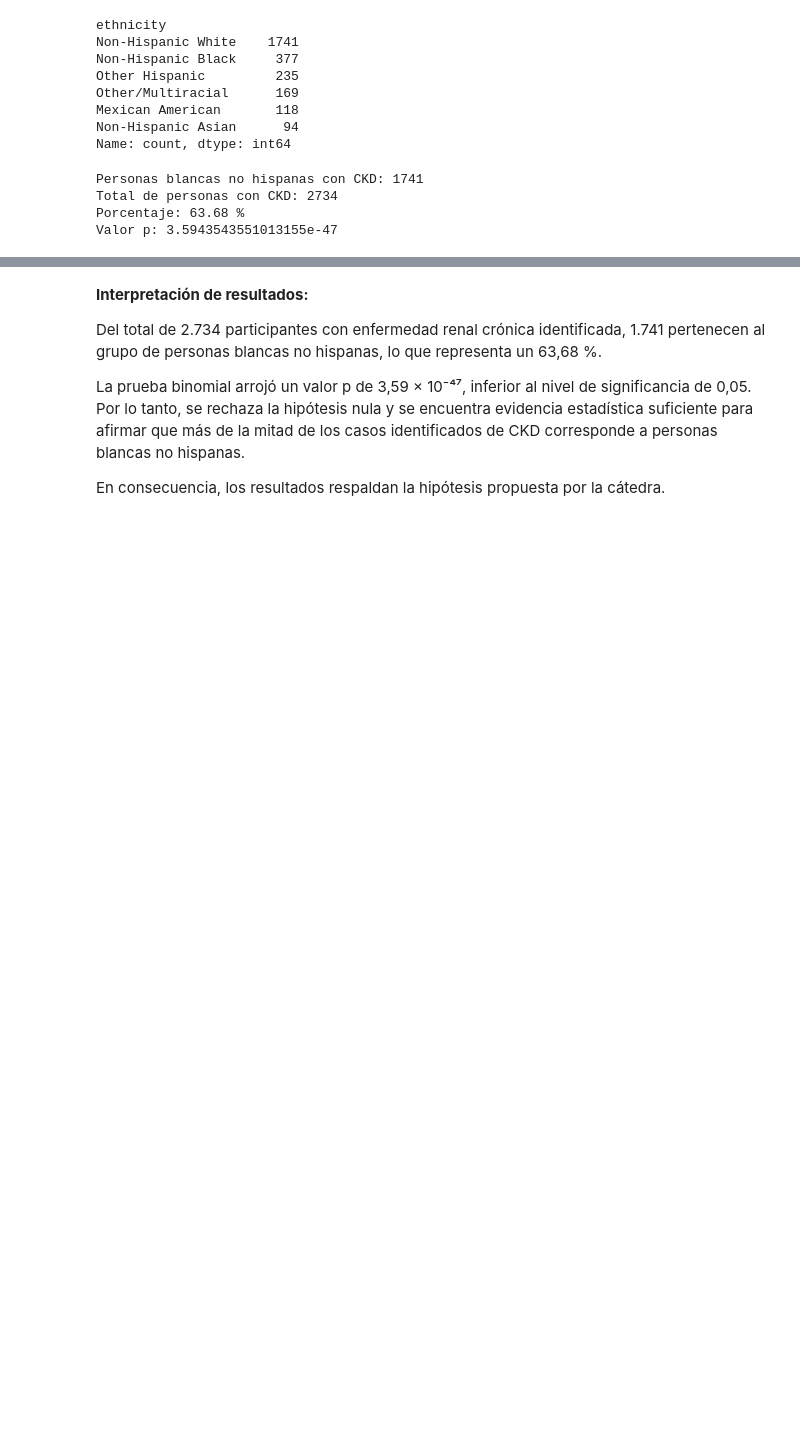
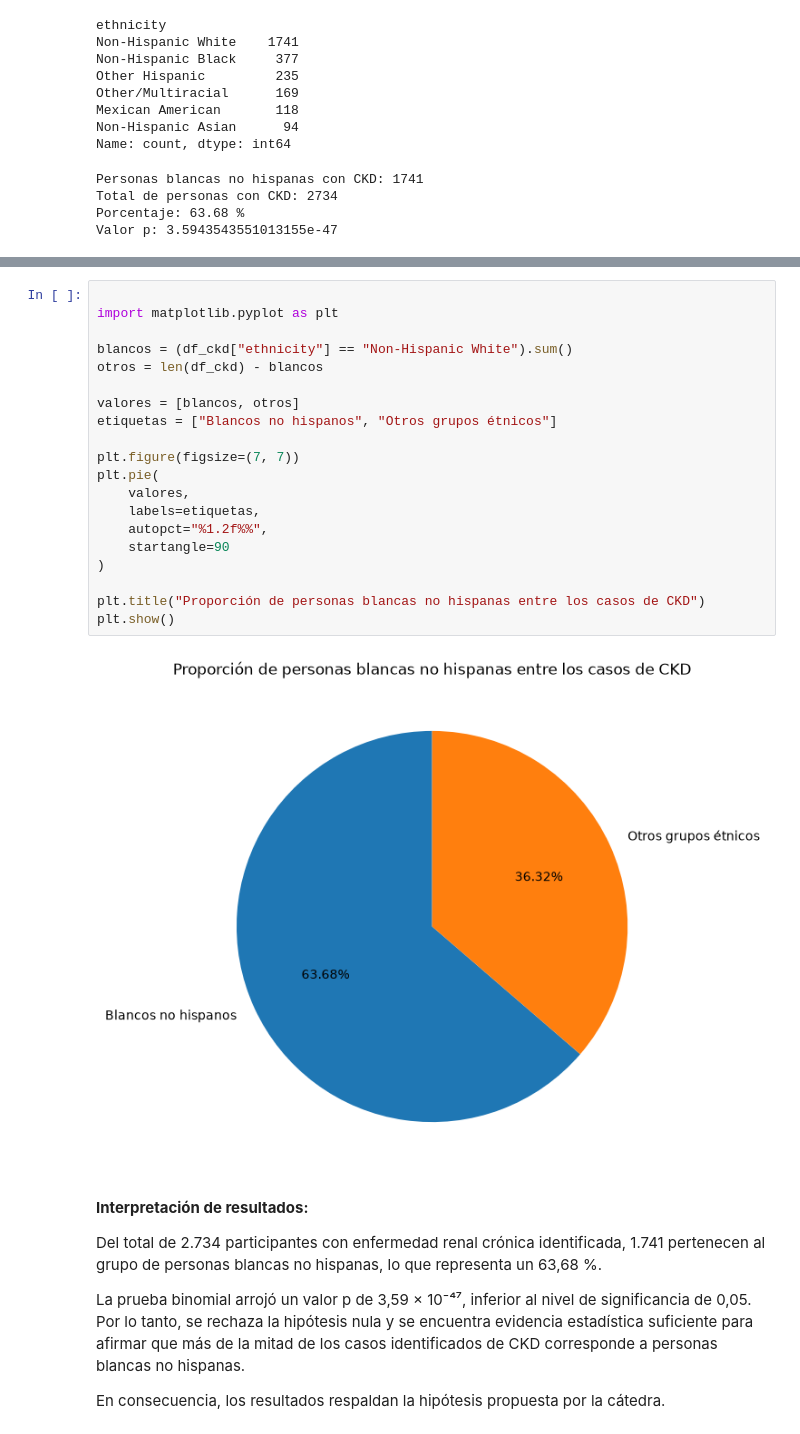
Before and after one commit to cnajurieta/TPEspecial-Fundamentos, a Jupyter notebook: TP_Especial_CKD_NHANES.ipynb, the cells around one changed output, grey strips where cells are left out. Drawn from its saved outputs; the diff is of its cells as text; blank space fills up the shorter version.

```diff
--- a/TP_Especial_CKD_NHANES.ipynb
+++ b/TP_Especial_CKD_NHANES.ipynb
@@ -1015,3 +1032,25 @@ Valor p: 3.5943543551013155e-47
+# %%
+
+import matplotlib.pyplot as plt
+
+blancos = (df_ckd["ethnicity"] == "Non-Hispanic White").sum()
+otros = len(df_ckd) - blancos
+
+valores = [blancos, otros]
+etiquetas = ["Blancos no hispanos", "Otros grupos étnicos"]
+
+plt.figure(figsize=(7, 7))
+plt.pie(
+    valores,
+    labels=etiquetas,
+    autopct="%1.2f%%",
+    startangle=90
+)
+
+plt.title("Proporción de personas blancas no hispanas entre los casos de CKD")
+plt.show()
+# %% [output]
+[figure, added]
 # %% [markdown]
 **Interpretación de resultados:**
 
```
Also changed, not shown: parts of 3 cells of this notebook.
